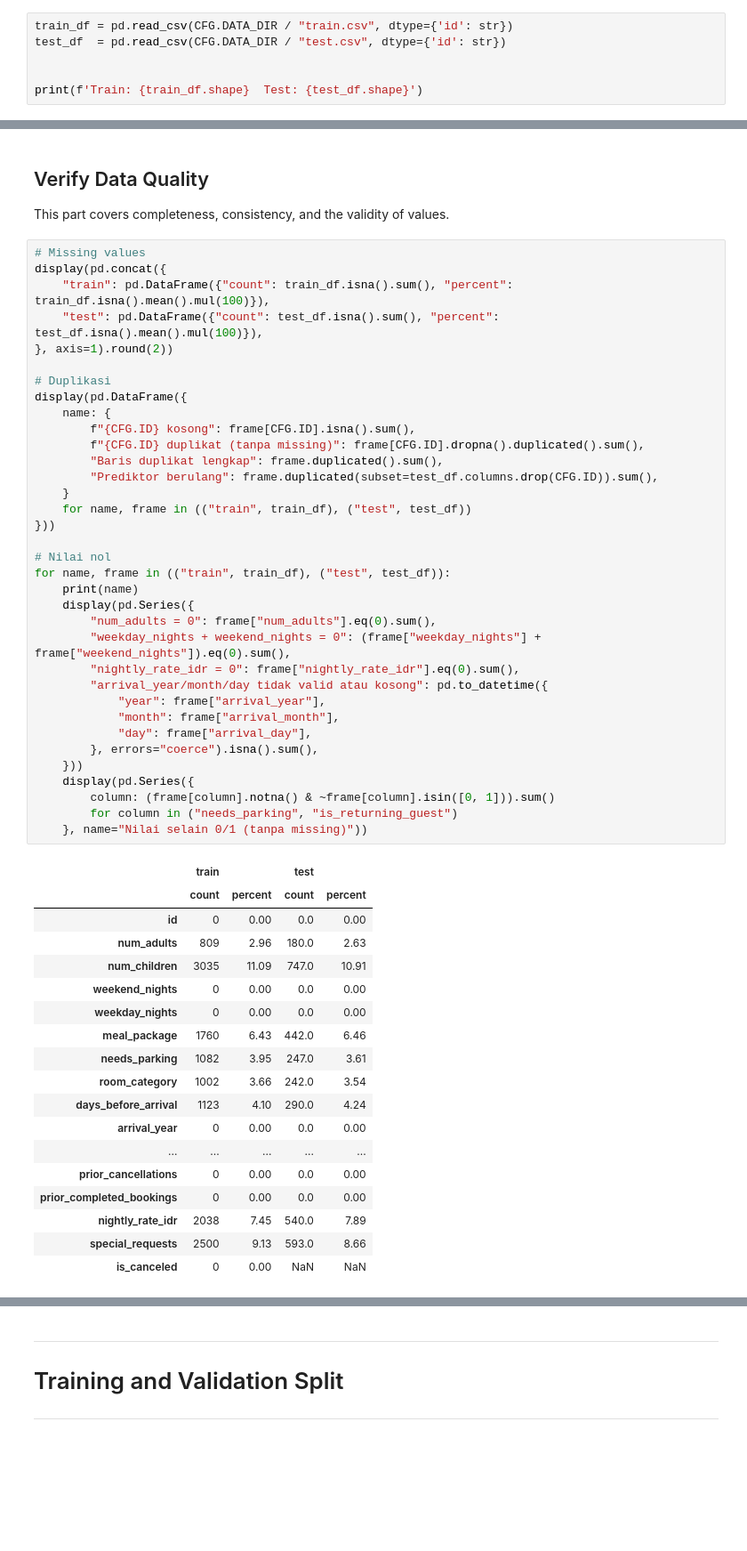
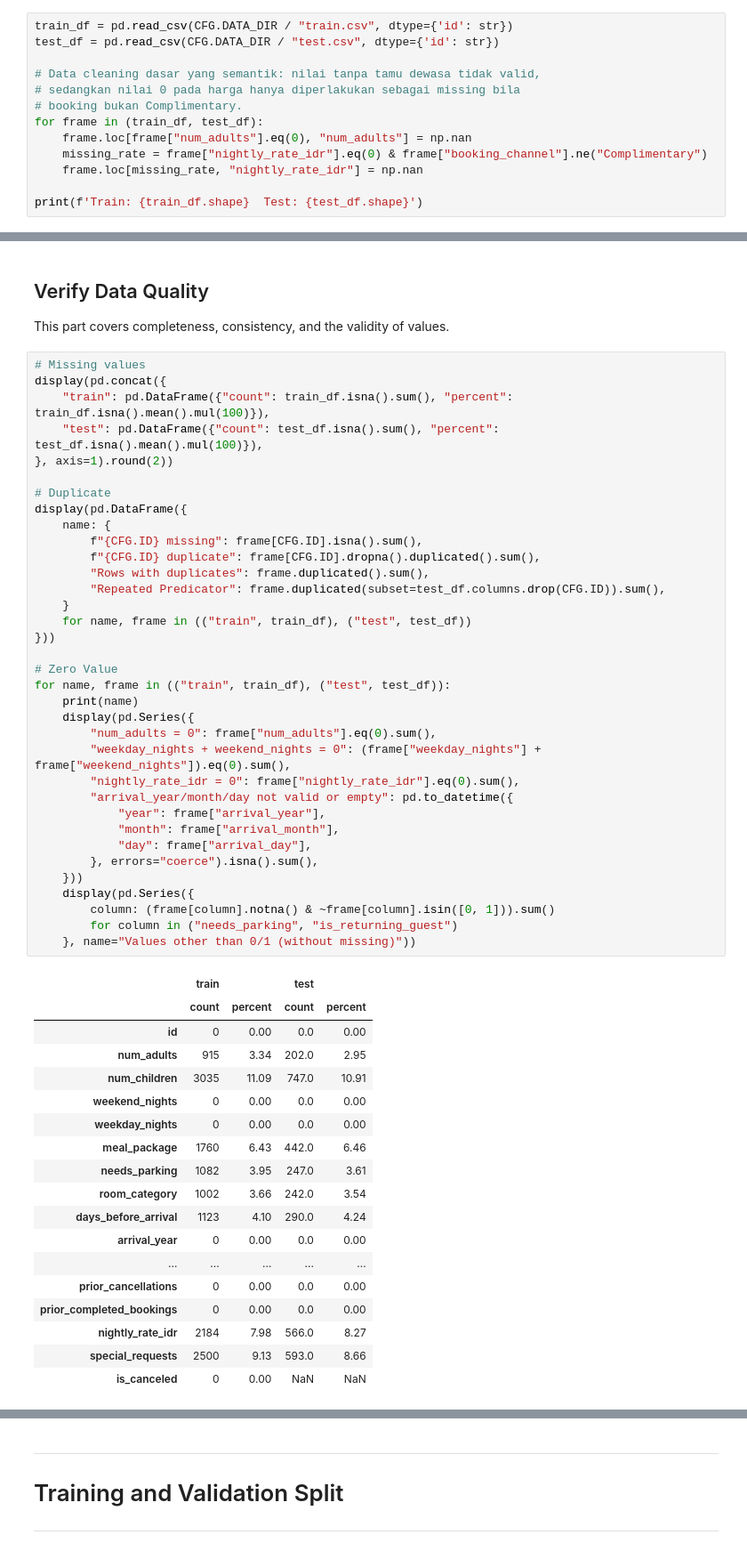
Before and after one commit to ValentinoDan/IF3170_G22_OISCDivisiKaggle, a Jupyter notebook: src/notebook.ipynb, the cells around one changed output, grey strips where cells are left out. Shown at 89% size. Saved outputs shown, nothing was run; the diff lists cells and outputs as text; blank space fills up the shorter version.

```diff
--- a/src/notebook.ipynb
+++ b/src/notebook.ipynb
@@ -172,8 +193,15 @@ split_rng = seed_everything(CFG.SEED)
 The competition files are read here. The `id` column stays as text because some values resemble numbers.
 # %%
 train_df = pd.read_csv(CFG.DATA_DIR / "train.csv", dtype={'id': str})
-test_df  = pd.read_csv(CFG.DATA_DIR / "test.csv", dtype={'id': str})
+test_df = pd.read_csv(CFG.DATA_DIR / "test.csv", dtype={'id': str})
 
+# Data cleaning dasar yang semantik: nilai tanpa tamu dewasa tidak valid,
+# sedangkan nilai 0 pada harga hanya diperlakukan sebagai missing bila
+# booking bukan Complimentary.
+for frame in (train_df, test_df):
+    frame.loc[frame["num_adults"].eq(0), "num_adults"] = np.nan
+    missing_rate = frame["nightly_rate_idr"].eq(0) & frame["booking_channel"].ne("Complimentary")
+    frame.loc[missing_rate, "nightly_rate_idr"] = np.nan
 
 print(f'Train: {train_df.shape}  Test: {test_df.shape}')
 # %% [output]
@@ -309,42 +337,42 @@ This part covers completeness, consistency, and the validity of values.
 # Missing values
 display(pd.concat({
     "train": pd.DataFrame({"count": train_df.isna().sum(), "percent": train_df.isna().mean().mul(100)}),
     "test": pd.DataFrame({"count": test_df.isna().sum(), "percent": test_df.isna().mean().mul(100)}),
 }, axis=1).round(2))
 
-# Duplikasi
+# Duplicate
 display(pd.DataFrame({
     name: {
-        f"{CFG.ID} kosong": frame[CFG.ID].isna().sum(),
-        f"{CFG.ID} duplikat (tanpa missing)": frame[CFG.ID].dropna().duplicated().sum(),
-        "Baris duplikat lengkap": frame.duplicated().sum(),
-        "Prediktor berulang": frame.duplicated(subset=test_df.columns.drop(CFG.ID)).sum(),
+        f"{CFG.ID} missing": frame[CFG.ID].isna().sum(),
+        f"{CFG.ID} duplicate": frame[CFG.ID].dropna().duplicated().sum(),
+        "Rows with duplicates": frame.duplicated().sum(),
+        "Repeated Predicator": frame.duplicated(subset=test_df.columns.drop(CFG.ID)).sum(),
     }
     for name, frame in (("train", train_df), ("test", test_df))
 }))
 
-# Nilai nol
+# Zero Value
 for name, frame in (("train", train_df), ("test", test_df)):
     print(name)
     display(pd.Series({
         "num_adults = 0": frame["num_adults"].eq(0).sum(),
         "weekday_nights + weekend_nights = 0": (frame["weekday_nights"] + frame["weekend_nights"]).eq(0).sum(),
         "nightly_rate_idr = 0": frame["nightly_rate_idr"].eq(0).sum(),
-        "arrival_year/month/day tidak valid atau kosong": pd.to_datetime({
+        "arrival_year/month/day not valid or empty": pd.to_datetime({
             "year": frame["arrival_year"],
             "month": frame["arrival_month"],
             "day": frame["arrival_day"],
         }, errors="coerce").isna().sum(),
     }))
     display(pd.Series({
         column: (frame[column].notna() & ~frame[column].isin([0, 1])).sum()
         for column in ("needs_parking", "is_returning_guest")
-    }, name="Nilai selain 0/1 (tanpa missing)"))
+    }, name="Values other than 0/1 (without missing)"))
 # %% [output]
 |  | train |  | test |  |
 |  | count | percent | count | percent |
 | id | 0 | 0.00 | 0.0 | 0.00 |
-| num_adults | 809 | 2.96 | 180.0 | 2.63 |
+| num_adults | 915 | 3.34 | 202.0 | 2.95 |
 | num_children | 3035 | 11.09 | 747.0 | 10.91 |
 | weekend_nights | 0 | 0.00 | 0.0 | 0.00 |
 | weekday_nights | 0 | 0.00 | 0.0 | 0.00 |
@@ -356,7 +384,7 @@ for name, frame in (("train", train_df), ("test", test_df)):
 | ... | ... | ... | ... | ... |
 | prior_cancellations | 0 | 0.00 | 0.0 | 0.00 |
 | prior_completed_bookings | 0 | 0.00 | 0.0 | 0.00 |
-| nightly_rate_idr | 2038 | 7.45 | 540.0 | 7.89 |
+| nightly_rate_idr | 2184 | 7.98 | 566.0 | 8.27 |
 | special_requests | 2500 | 9.13 | 593.0 | 8.66 |
 | is_canceled | 0 | 0.00 | NaN | NaN |
 |  | train | test |
```
Also changed, not shown: parts of 40 cells of this notebook, 2 other files.
